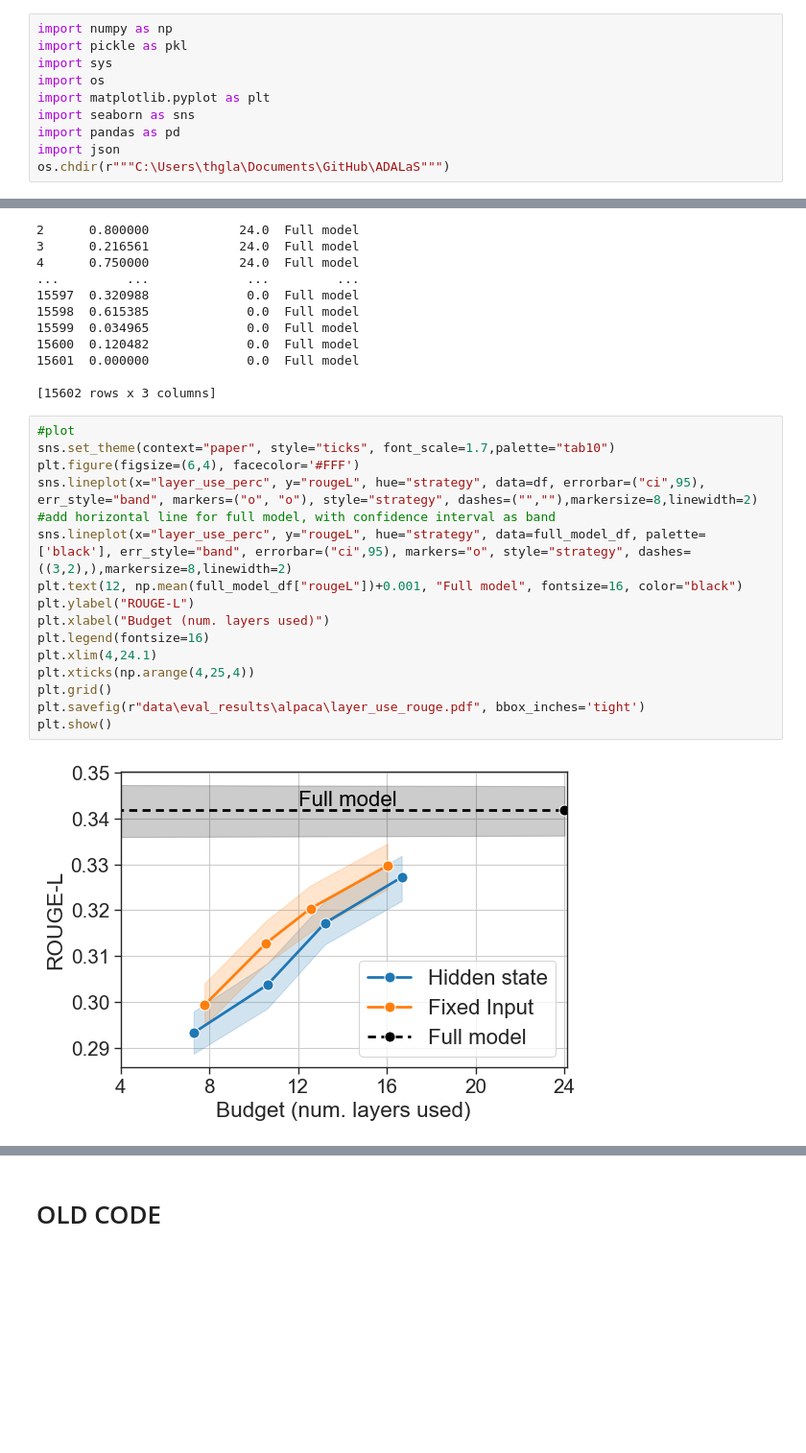
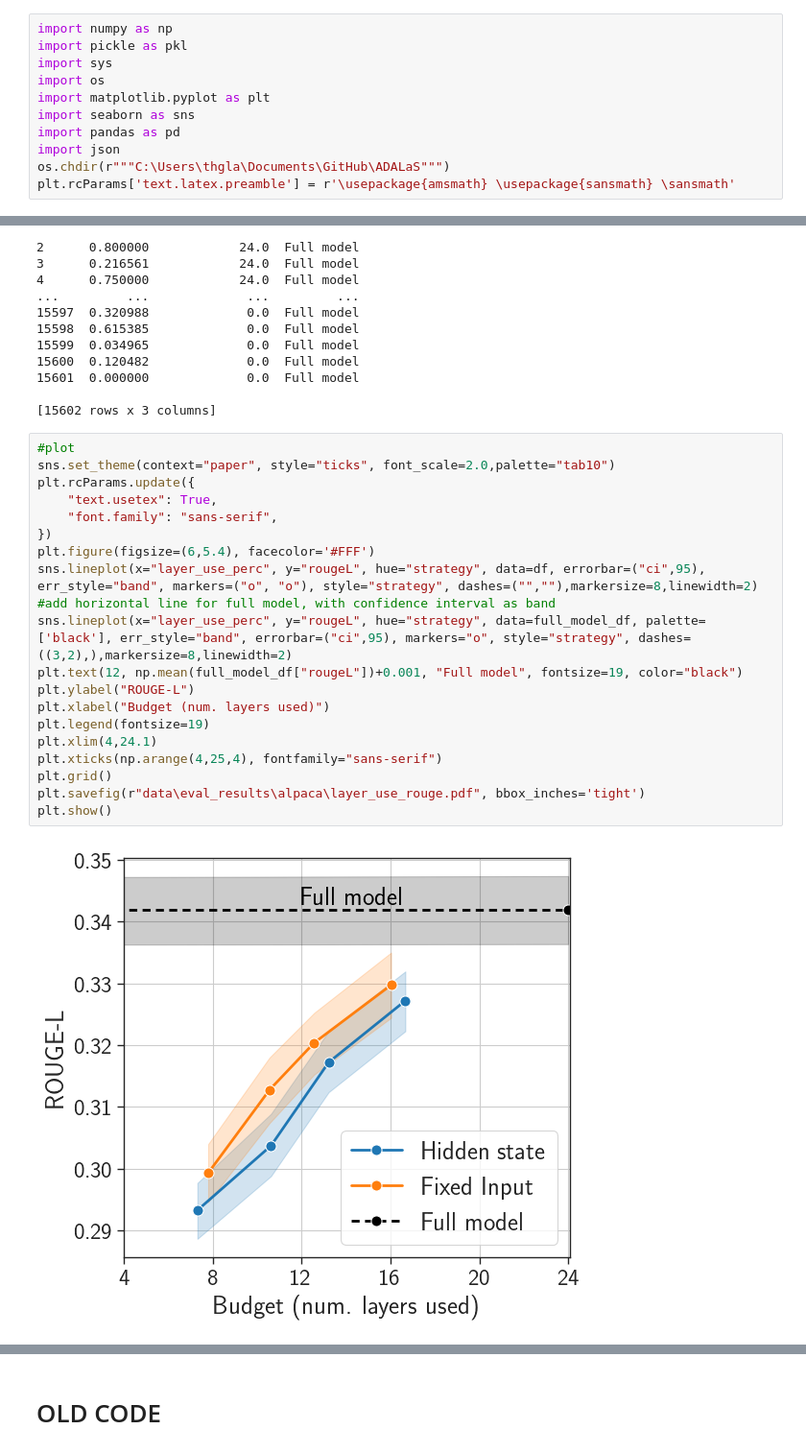
Before and after one commit to networkslab/enlsp_neurips24, a Jupyter notebook: src/analysis/EXP2.ipynb, the cells around one changed output, grey strips where cells are left out. Shown: that part at 96% size. Cells and saved outputs as stored; diff of their text form; blank space fills up the shorter version.

Commit message:
Updated plotting notebooks

```diff
--- a/src/analysis/EXP2.ipynb
+++ b/src/analysis/EXP2.ipynb
@@ -10,6 +10,7 @@ import seaborn as sns
 import pandas as pd
 import json
 os.chdir(r"""C:\Users\thgla\Documents\GitHub\ADALaS""")
+plt.rcParams['text.latex.preamble'] = r'\usepackage{amsmath} \usepackage{sansmath} \sansmath'
 # %%
 FILENAMES = {
     "full_prop": r"data\test_results\alpaca\full_prop-1.3b_alpaca_27-08_18-16-38",
@@ -131,22 +126,26 @@ print(full_model_df)
 [15602 rows x 3 columns]
 # %%
 #plot
-sns.set_theme(context="paper", style="ticks", font_scale=1.7,palette="tab10")
-plt.figure(figsize=(6,4), facecolor='#FFF')
+sns.set_theme(context="paper", style="ticks", font_scale=2.0,palette="tab10")
+plt.rcParams.update({
+    "text.usetex": True,
+    "font.family": "sans-serif",
+})
+plt.figure(figsize=(6,5.4), facecolor='#FFF')
 sns.lineplot(x="layer_use_perc", y="rougeL", hue="strategy", data=df, errorbar=("ci",95), err_style="band", markers=("o", "o"), style="strategy", dashes=("",""),markersize=8,linewidth=2)
 #add horizontal line for full model, with confidence interval as band
 sns.lineplot(x="layer_use_perc", y="rougeL", hue="strategy", data=full_model_df, palette=['black'], err_style="band", errorbar=("ci",95), markers="o", style="strategy", dashes=((3,2),),markersize=8,linewidth=2)
-plt.text(12, np.mean(full_model_df["rougeL"])+0.001, "Full model", fontsize=16, color="black")
+plt.text(12, np.mean(full_model_df["rougeL"])+0.001, "Full model", fontsize=19, color="black")
 plt.ylabel("ROUGE-L")
 plt.xlabel("Budget (num. layers used)")
-plt.legend(fontsize=16)
+plt.legend(fontsize=19)
 plt.xlim(4,24.1)
-plt.xticks(np.arange(4,25,4))
+plt.xticks(np.arange(4,25,4), fontfamily="sans-serif")
 plt.grid()
 plt.savefig(r"data\eval_results\alpaca\layer_use_rouge.pdf", bbox_inches='tight')
 plt.show()
 # %% [output]
-[figure, old version]
+[figure, new version]
 # %%
 #plot the layer skipping distribution
 def ULS(b,L):
```
Also changed, not shown: parts of 2 cells of this notebook, 3 other files.
